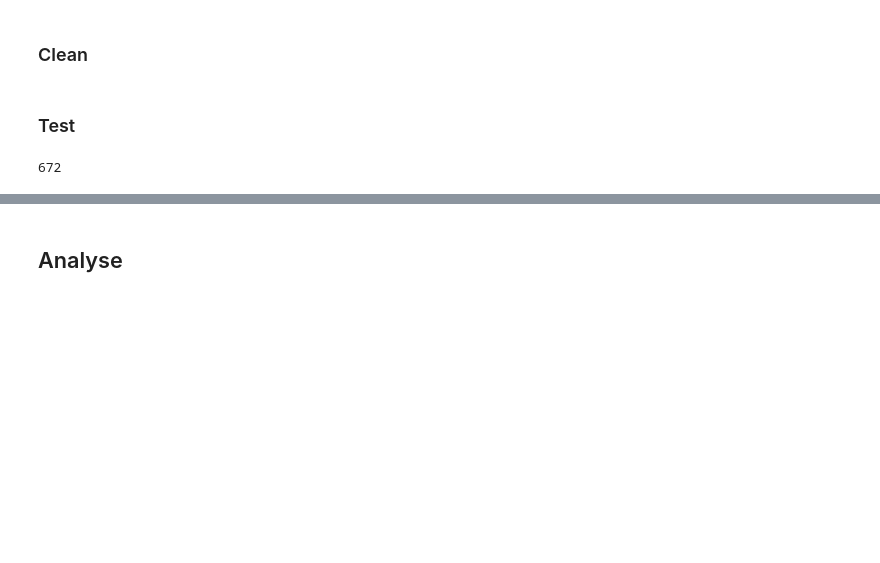
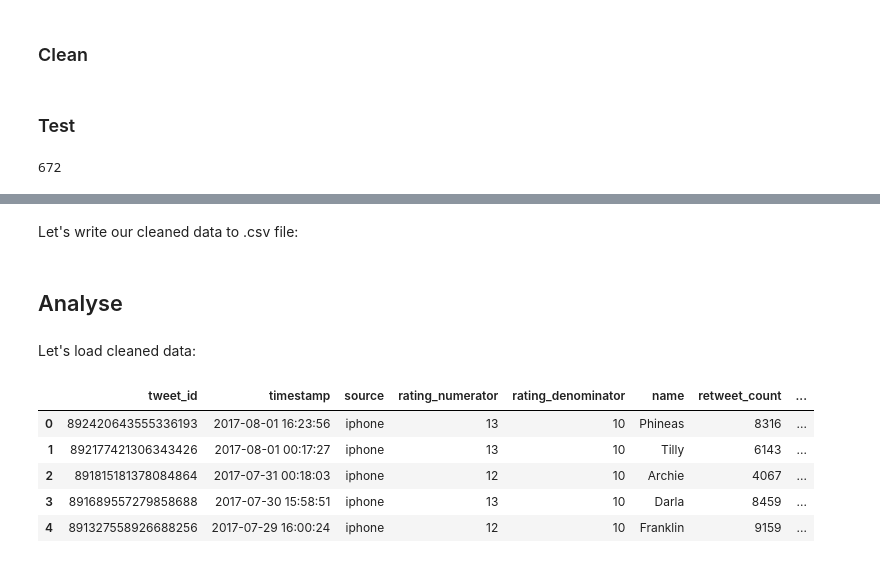
Before and after one commit to Askanio234/WeRateDogs-Tweets, a Jupyter notebook: wrangle_act.ipynb, the cells around one changed output, grey strips where cells are left out. Cells and saved outputs as stored; diff of their text form; code cells hidden in the pictures; blank space fills up the shorter version.

```diff
--- a/wrangle_act.ipynb
+++ b/wrangle_act.ipynb
@@ -627,0 +841,2 @@ Name: name, Length: 951, dtype: int64
+# %% [markdown]
+Let's write our cleaned data to .csv file:
@@ -628,2 +845,14 @@ Name: name, Length: 951, dtype: int64
 # %% [markdown]
 ## Analyse
+# %% [markdown]
+Let's load cleaned data:
+# %%
+df = pd.read_csv('twitter_archive_master.csv')
+df.head()
+# %% [output]
+|  | tweet_id | timestamp | source | rating_numerator | rating_denominator | name | retweet_count | ... |
+| 0 | 892420643555336193 | 2017-08-01 16:23:56 | iphone | 13 | 10 | Phineas | 8316 | ... |
+| 1 | 892177421306343426 | 2017-08-01 00:17:27 | iphone | 13 | 10 | Tilly | 6143 | ... |
+| 2 | 891815181378084864 | 2017-07-31 00:18:03 | iphone | 12 | 10 | Archie | 4067 | ... |
+| 3 | 891689557279858688 | 2017-07-30 15:58:51 | iphone | 13 | 10 | Darla | 8459 | ... |
+| 4 | 891327558926688256 | 2017-07-29 16:00:24 | iphone | 12 | 10 | Franklin | 9159 | ... |
```
Also changed, not shown: parts of 61 cells of this notebook.
